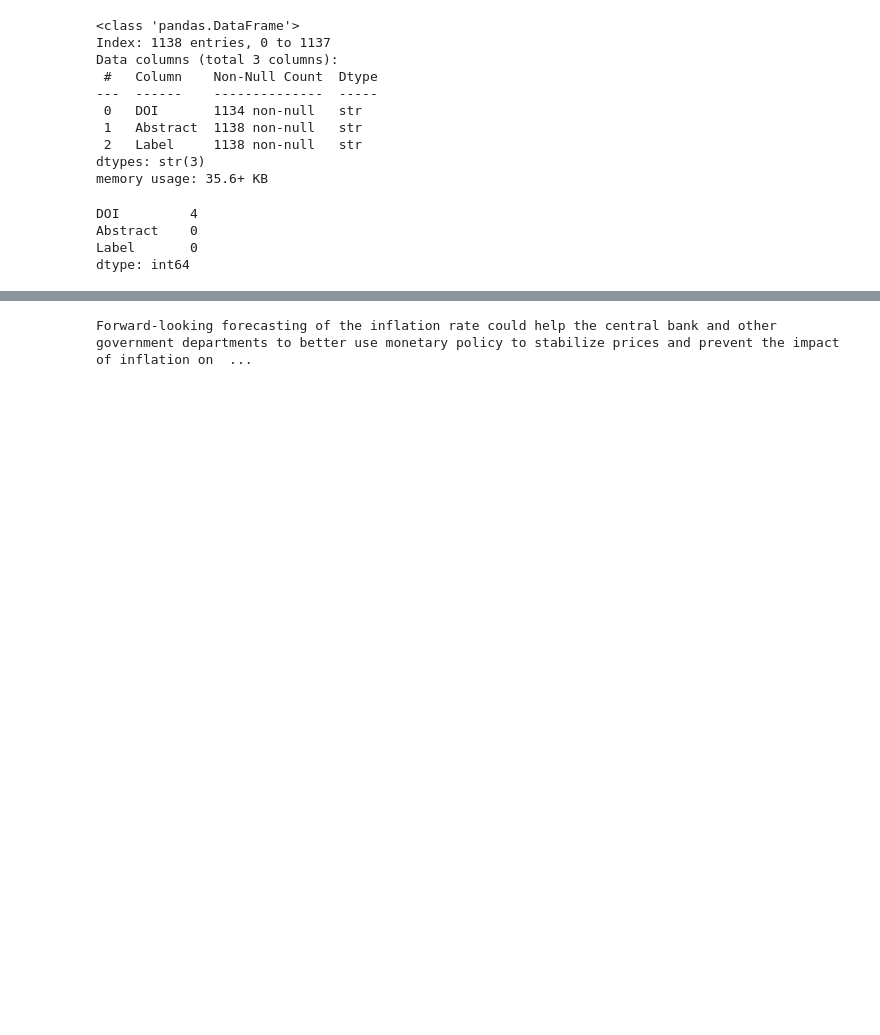
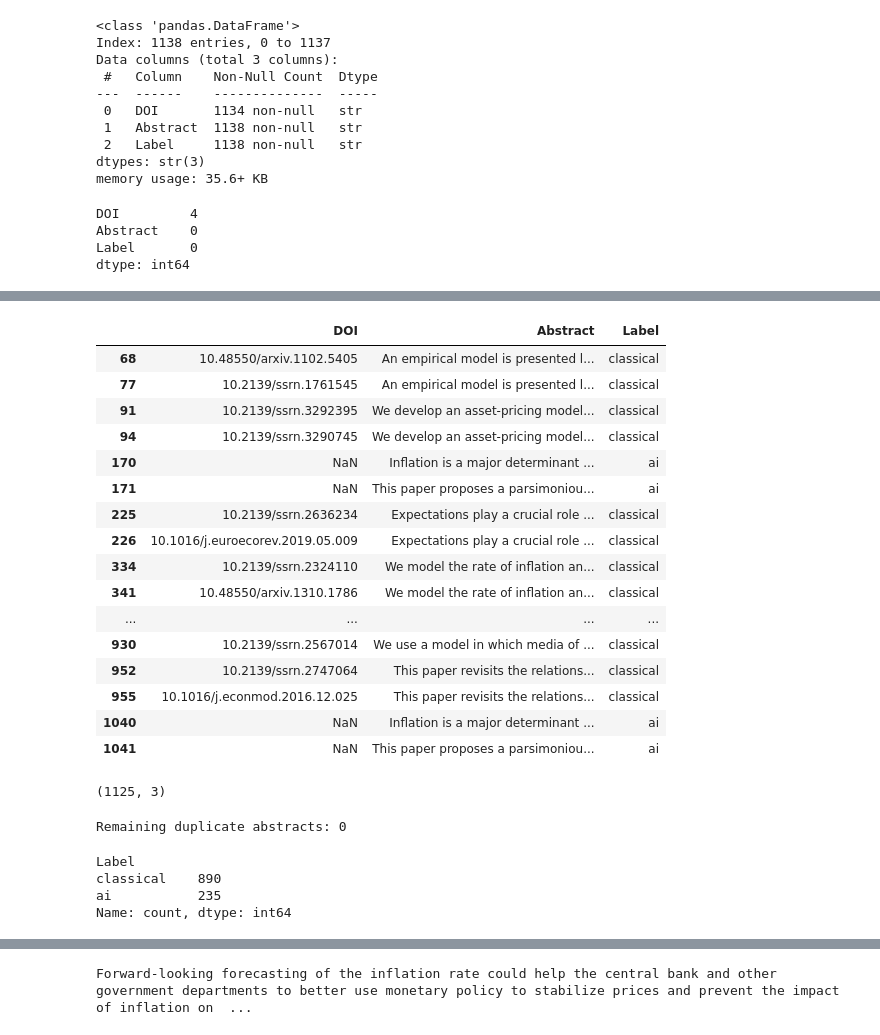
Before and after one commit to MasindiManaga/Natural_Language_Processing, a Jupyter notebook: notebooks/01_expert_system.ipynb, the cells around one changed output, grey strips where cells are left out. Cells and saved outputs as stored; diff of their text form; code cells hidden in the pictures; blank space fills up the shorter version.

```diff
--- a/notebooks/01_expert_system.ipynb
+++ b/notebooks/01_expert_system.ipynb
@@ -83 +94,50 @@ Name: count, dtype: int64
+# %%
+# remove duplicate abstracts
+duplicates = df[df.duplicated(
+    subset=["Abstract"],
+    keep=False
+)]
+
+display(duplicates[["DOI", "Abstract", "Label"]])
+# %% [output]
+|  | DOI | Abstract | Label |
+| 68 | 10.48550/arxiv.1102.5405 | An empirical model is presented l... | classical |
+| 77 | 10.2139/ssrn.1761545 | An empirical model is presented l... | classical |
+| 91 | 10.2139/ssrn.3292395 | We develop an asset-pricing model... | classical |
+| 94 | 10.2139/ssrn.3290745 | We develop an asset-pricing model... | classical |
+| 170 | NaN | Inflation is a major determinant ... | ai |
+| 171 | NaN | This paper proposes a parsimoniou... | ai |
+| 225 | 10.2139/ssrn.2636234 | Expectations play a crucial role ... | classical |
+| 226 | 10.1016/j.euroecorev.2019.05.009 | Expectations play a crucial role ... | classical |
+| 334 | 10.2139/ssrn.2324110 | We model the rate of inflation an... | classical |
+| 341 | 10.48550/arxiv.1310.1786 | We model the rate of inflation an... | classical |
+| ... | ... | ... | ... |
+| 930 | 10.2139/ssrn.2567014 | We use a model in which media of ... | classical |
+| 952 | 10.2139/ssrn.2747064 | This paper revisits the relations... | classical |
+| 955 | 10.1016/j.econmod.2016.12.025 | This paper revisits the relations... | classical |
+| 1040 | NaN | Inflation is a major determinant ... | ai |
+| 1041 | NaN | This paper proposes a parsimoniou... | ai |
+# %%
+# remove additional copies
+df = df.drop_duplicates(
+    subset=["Abstract"],
+    keep="first"
+).copy()
+
+df.shape
+# %% [output]
+(1125, 3)
+# %%
+print("Remaining duplicate abstracts:",
+      df.duplicated(subset=["Abstract"]).sum()
+)
+# %% [output]
+Remaining duplicate abstracts: 0
+# %%
+df["Label"].value_counts()
+# %% [output]
+Label
+classical    890
+ai           235
+Name: count, dtype: int64
 # %% [markdown]
```
Also changed, not shown: parts of 23 cells of this notebook.
